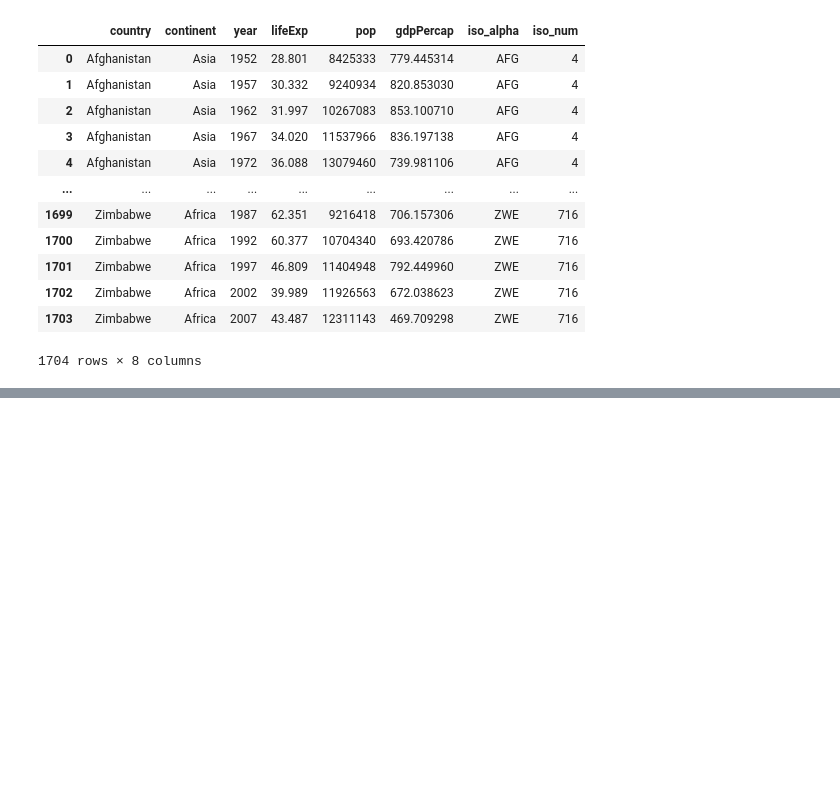
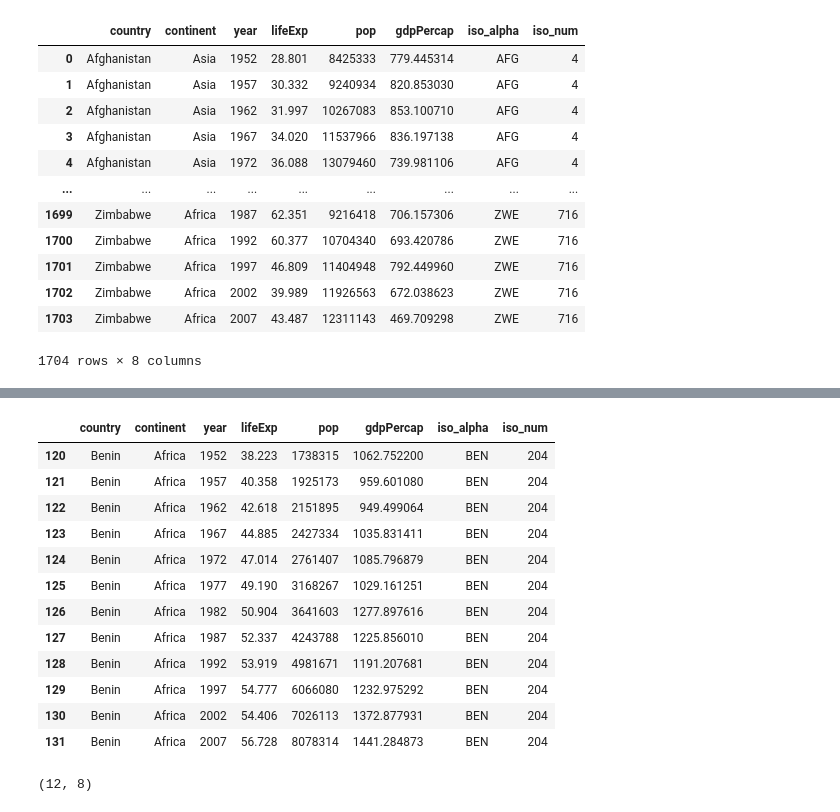
Before and after one commit to Tohoun/VizualisationPython, a Jupyter notebook: graph_plotly_express.ipynb, the cells around one changed output, grey strips where cells are left out. Cells and saved outputs as stored; diff of their text form; code cells hidden in the pictures; blank space fills up the shorter version.

```diff
--- a/graph_plotly_express.ipynb
+++ b/graph_plotly_express.ipynb
@@ -33,0 +92,22 @@ gapminder
+# %%
+# Canada's population evolution
+data_benin = px.data.gapminder().query("country=='Benin'")
+data_benin
+# %% [output]
+|  | country | continent | year | lifeExp | pop | gdpPercap | iso_alpha | iso_num |
+| 120 | Benin | Africa | 1952 | 38.223 | 1738315 | 1062.752200 | BEN | 204 |
+| 121 | Benin | Africa | 1957 | 40.358 | 1925173 | 959.601080 | BEN | 204 |
+| 122 | Benin | Africa | 1962 | 42.618 | 2151895 | 949.499064 | BEN | 204 |
+| 123 | Benin | Africa | 1967 | 44.885 | 2427334 | 1035.831411 | BEN | 204 |
+| 124 | Benin | Africa | 1972 | 47.014 | 2761407 | 1085.796879 | BEN | 204 |
+| 125 | Benin | Africa | 1977 | 49.190 | 3168267 | 1029.161251 | BEN | 204 |
+| 126 | Benin | Africa | 1982 | 50.904 | 3641603 | 1277.897616 | BEN | 204 |
+| 127 | Benin | Africa | 1987 | 52.337 | 4243788 | 1225.856010 | BEN | 204 |
+| 128 | Benin | Africa | 1992 | 53.919 | 4981671 | 1191.207681 | BEN | 204 |
+| 129 | Benin | Africa | 1997 | 54.777 | 6066080 | 1232.975292 | BEN | 204 |
+| 130 | Benin | Africa | 2002 | 54.406 | 7026113 | 1372.877931 | BEN | 204 |
+| 131 | Benin | Africa | 2007 | 56.728 | 8078314 | 1441.284873 | BEN | 204 |
+# %%
+data_benin.shape
+# %% [output]
+(12, 8)
```
Also changed, not shown: parts of 8 cells of this notebook.
